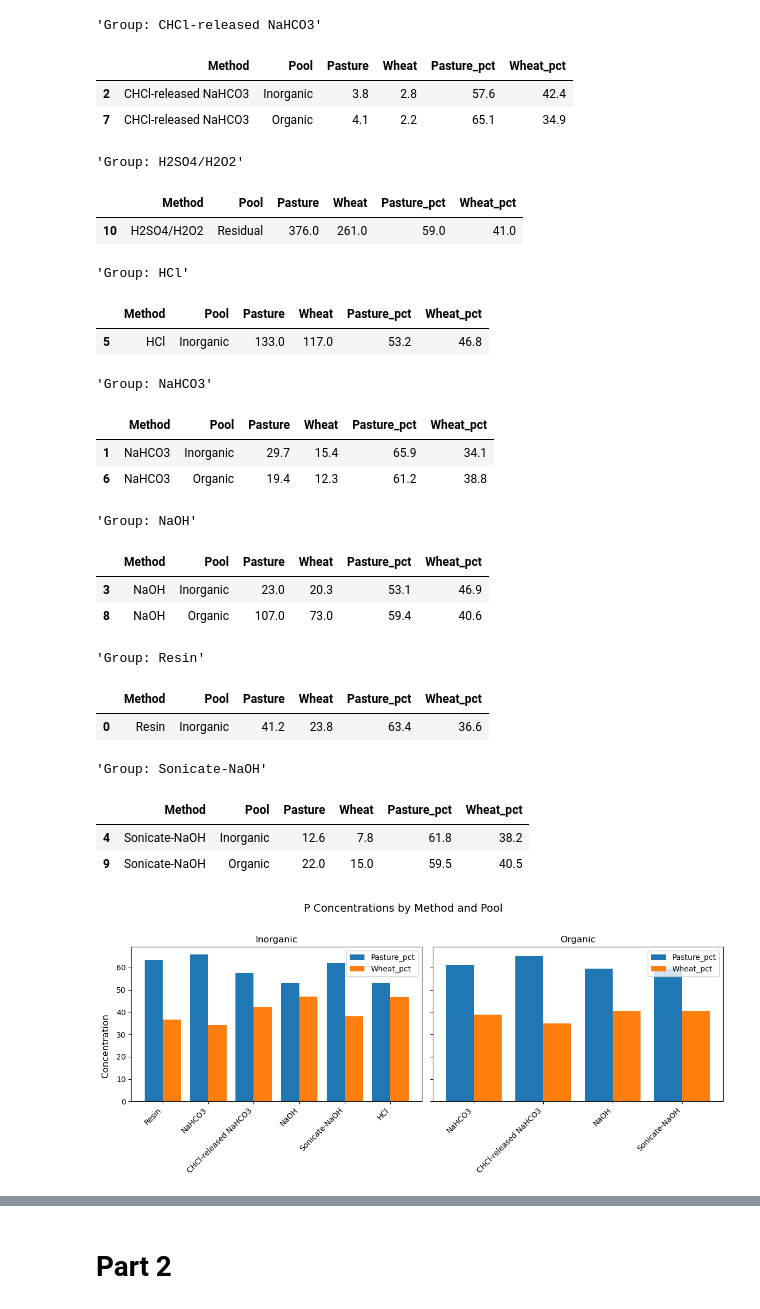
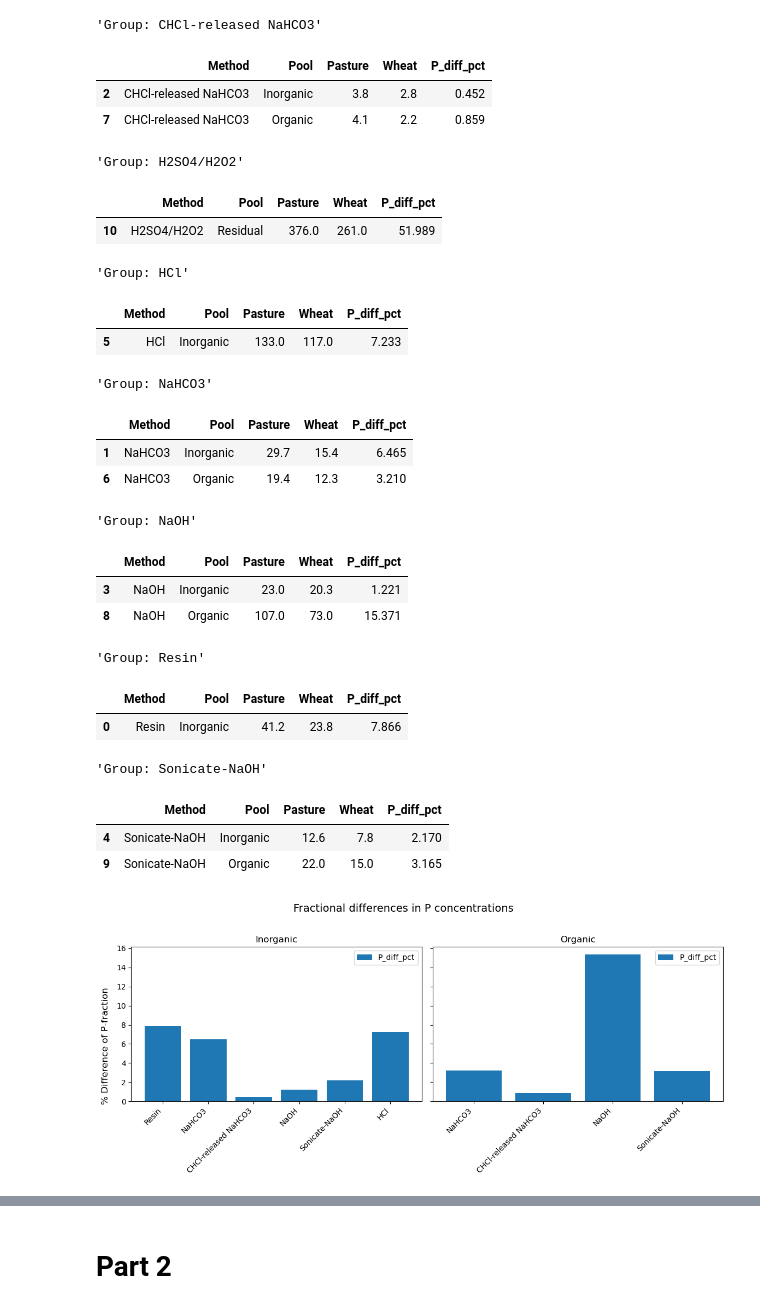
Before and after one commit to rjost1/GEOS685, a Jupyter notebook: homework4.ipynb, the cells around one changed output, grey strips where cells are left out. Saved outputs shown, nothing was run; the diff lists cells and outputs as text; code cells hidden in the pictures.

```diff
--- a/homework4.ipynb
+++ b/homework4.ipynb
@@ -7,8 +7,7 @@ csv_file = "/Users/robertjost/Fall_2025/Biogeochemistry/extract_results.csv"
 # %%
 extract_df = pd.read_csv(csv_file)
 # %%
-extract_df["Pasture_pct"] = (extract_df["Pasture"] / (extract_df["Pasture"] + extract_df["Wheat"]) * 100).round(1)
-extract_df["Wheat_pct"]   = (extract_df["Wheat"] / (extract_df["Pasture"] + extract_df["Wheat"]) * 100).round(1)
+extract_df["P_diff_pct"] = ((extract_df["Pasture"] - extract_df["Wheat"]) / (extract_df["Pasture"] - extract_df["Wheat"]).sum() * 100).round(3)
 # %%
 methods = extract_df.groupby("Method")
 pools = extract_df.groupby("Pool")
@@ -17,30 +16,30 @@ for name, group in methods:
     display(group)
 # %% [output]
 'Group: CHCl-released NaHCO3'
-|  | Method | Pool | Pasture | Wheat | Pasture_pct | Wheat_pct |
-| 2 | CHCl-released NaHCO3 | Inorganic | 3.8 | 2.8 | 57.6 | 42.4 |
-| 7 | CHCl-released NaHCO3 | Organic | 4.1 | 2.2 | 65.1 | 34.9 |
+|  | Method | Pool | Pasture | Wheat | P_diff_pct |
+| 2 | CHCl-released NaHCO3 | Inorganic | 3.8 | 2.8 | 0.452 |
+| 7 | CHCl-released NaHCO3 | Organic | 4.1 | 2.2 | 0.859 |
 'Group: H2SO4/H2O2'
-|  | Method | Pool | Pasture | Wheat | Pasture_pct | Wheat_pct |
-| 10 | H2SO4/H2O2 | Residual | 376.0 | 261.0 | 59.0 | 41.0 |
+|  | Method | Pool | Pasture | Wheat | P_diff_pct |
+| 10 | H2SO4/H2O2 | Residual | 376.0 | 261.0 | 51.989 |
 'Group: HCl'
-|  | Method | Pool | Pasture | Wheat | Pasture_pct | Wheat_pct |
-| 5 | HCl | Inorganic | 133.0 | 117.0 | 53.2 | 46.8 |
+|  | Method | Pool | Pasture | Wheat | P_diff_pct |
+| 5 | HCl | Inorganic | 133.0 | 117.0 | 7.233 |
 'Group: NaHCO3'
-|  | Method | Pool | Pasture | Wheat | Pasture_pct | Wheat_pct |
-| 1 | NaHCO3 | Inorganic | 29.7 | 15.4 | 65.9 | 34.1 |
-| 6 | NaHCO3 | Organic | 19.4 | 12.3 | 61.2 | 38.8 |
+|  | Method | Pool | Pasture | Wheat | P_diff_pct |
+| 1 | NaHCO3 | Inorganic | 29.7 | 15.4 | 6.465 |
+| 6 | NaHCO3 | Organic | 19.4 | 12.3 | 3.210 |
 'Group: NaOH'
-|  | Method | Pool | Pasture | Wheat | Pasture_pct | Wheat_pct |
-| 3 | NaOH | Inorganic | 23.0 | 20.3 | 53.1 | 46.9 |
-| 8 | NaOH | Organic | 107.0 | 73.0 | 59.4 | 40.6 |
+|  | Method | Pool | Pasture | Wheat | P_diff_pct |
+| 3 | NaOH | Inorganic | 23.0 | 20.3 | 1.221 |
+| 8 | NaOH | Organic | 107.0 | 73.0 | 15.371 |
 'Group: Resin'
-|  | Method | Pool | Pasture | Wheat | Pasture_pct | Wheat_pct |
-| 0 | Resin | Inorganic | 41.2 | 23.8 | 63.4 | 36.6 |
+|  | Method | Pool | Pasture | Wheat | P_diff_pct |
+| 0 | Resin | Inorganic | 41.2 | 23.8 | 7.866 |
 'Group: Sonicate-NaOH'
-|  | Method | Pool | Pasture | Wheat | Pasture_pct | Wheat_pct |
-| 4 | Sonicate-NaOH | Inorganic | 12.6 | 7.8 | 61.8 | 38.2 |
-| 9 | Sonicate-NaOH | Organic | 22.0 | 15.0 | 59.5 | 40.5 |
+|  | Method | Pool | Pasture | Wheat | P_diff_pct |
+| 4 | Sonicate-NaOH | Inorganic | 12.6 | 7.8 | 2.170 |
+| 9 | Sonicate-NaOH | Organic | 22.0 | 15.0 | 3.165 |
 # %%
 def plot_grouped_bars(
     df,
@@ -121,12 +120,12 @@ def plot_grouped_bars(
 # %%
 plot_grouped_bars(
     extract_df,
     category_col="Method",
     group_col="Pool",
-    value_cols=["Pasture_pct", "Wheat_pct"],
+    value_cols=["P_diff_pct"],
     groups_to_plot=["Inorganic", "Organic"],
-    title="P Concentrations by Method and Pool",
-    ylabel="% P "
+    title="Fractional differences in P concentrations",
+    ylabel="% Difference of P-fraction"
 )
 # %% [output]
-[figure, old version]
+[figure, new version]
```
Also changed, not shown: parts of 6 cells of this notebook.
